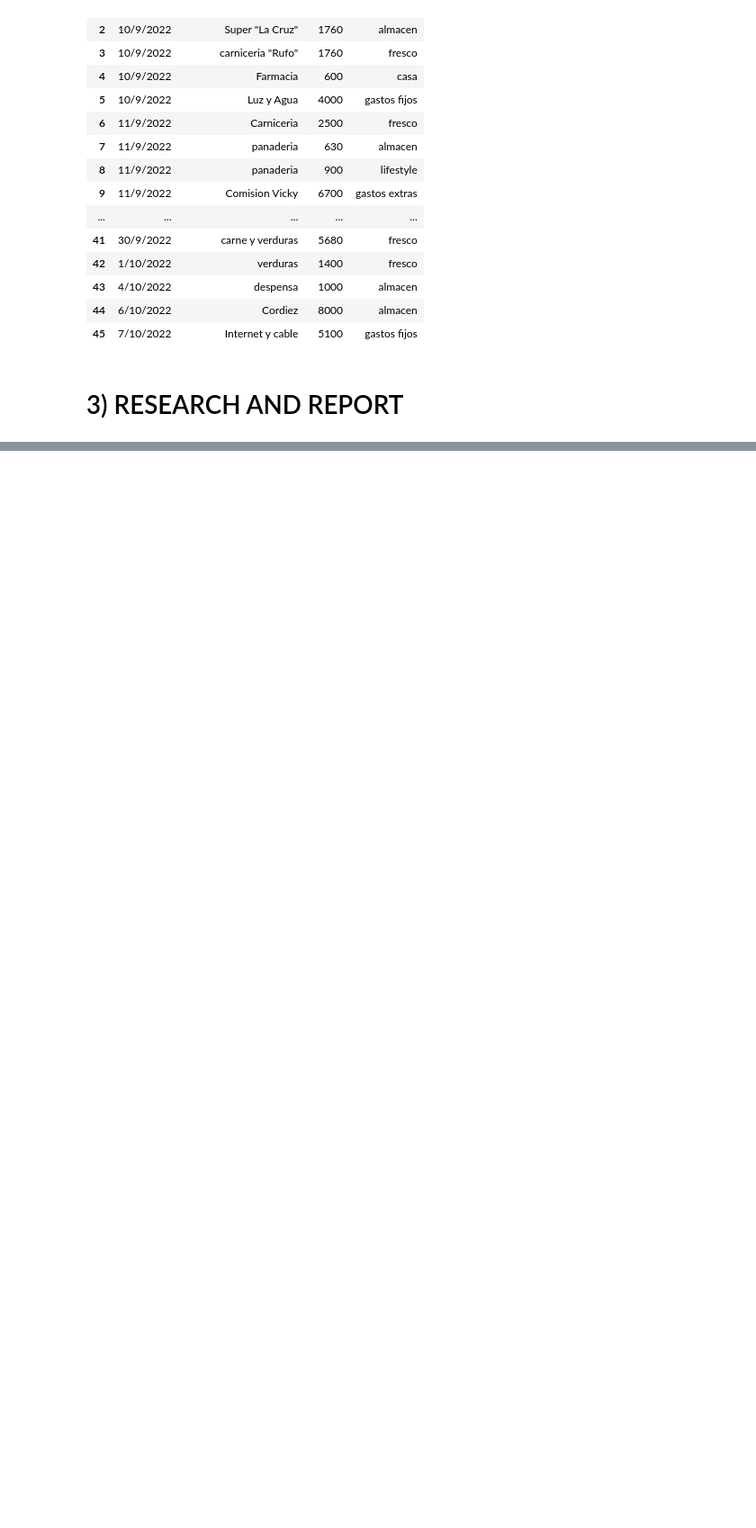
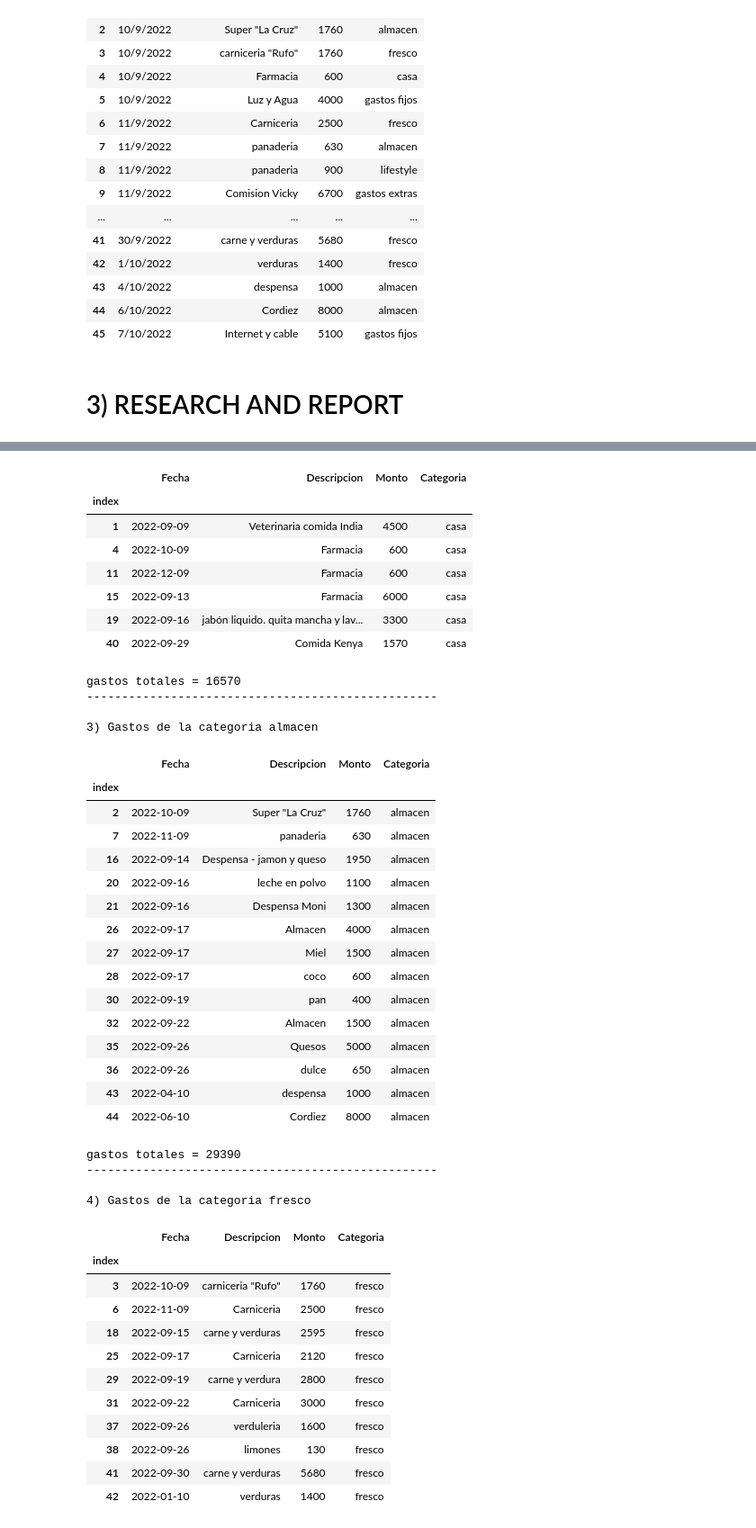
Before and after one commit to AgustinSt1990/registros_pandas, a Jupyter notebook: registro.ipynb, the cells around one changed output, grey strips where cells are left out. Shown at 90% size. Cells and saved outputs as stored; diff of their text form; code cells hidden in the pictures; blank space fills up the shorter version.

```diff
--- a/registro.ipynb
+++ b/registro.ipynb
@@ -141,2 +139,16 @@ index
 # %%
 data.groupby('Categoria')['Monto'].sum().plot(kind='bar', height=800)
+# %%
+from itertools import count
+x = count()
+next(x)
+for category in data.Categoria.unique():
+    print (f"{next(x)}) Gastos de la categoria {category}")
+    check = data[data.Categoria == category]
+    display (check)
+    print (f"gastos totales = {check.Monto.sum()}")
+    print ("-"*50)
+    print()
+
+print(f"Monto total del mes = ${data.Monto.sum()}")
+# %% [output]
@@ -142,0 +169,44 @@ data.groupby('Categoria')['Monto'].sum().plot(kind='bar', height=800)
+|  | Fecha | Descripcion | Monto | Categoria |
+| index |  |  |  |  |
+| 1 | 2022-09-09 | Veterinaria comida India | 4500 | casa |
+| 4 | 2022-10-09 | Farmacia | 600 | casa |
+| 11 | 2022-12-09 | Farmacia | 600 | casa |
+| 15 | 2022-09-13 | Farmacia | 6000 | casa |
+| 19 | 2022-09-16 | jabón liquido. quita mancha y lav... | 3300 | casa |
+| 40 | 2022-09-29 | Comida Kenya | 1570 | casa |
+gastos totales = 16570
+--------------------------------------------------
+
+3) Gastos de la categoria almacen
+|  | Fecha | Descripcion | Monto | Categoria |
+| index |  |  |  |  |
+| 2 | 2022-10-09 | Super "La Cruz" | 1760 | almacen |
+| 7 | 2022-11-09 | panaderia | 630 | almacen |
+| 16 | 2022-09-14 | Despensa - jamon y queso | 1950 | almacen |
+| 20 | 2022-09-16 | leche en polvo | 1100 | almacen |
+| 21 | 2022-09-16 | Despensa Moni | 1300 | almacen |
+| 26 | 2022-09-17 | Almacen | 4000 | almacen |
+| 27 | 2022-09-17 | Miel | 1500 | almacen |
+| 28 | 2022-09-17 | coco | 600 | almacen |
+| 30 | 2022-09-19 | pan | 400 | almacen |
+| 32 | 2022-09-22 | Almacen | 1500 | almacen |
+| 35 | 2022-09-26 | Quesos | 5000 | almacen |
+| 36 | 2022-09-26 | dulce | 650 | almacen |
+| 43 | 2022-04-10 | despensa | 1000 | almacen |
+| 44 | 2022-06-10 | Cordiez | 8000 | almacen |
+gastos totales = 29390
+--------------------------------------------------
+
+4) Gastos de la categoria fresco
+|  | Fecha | Descripcion | Monto | Categoria |
+| index |  |  |  |  |
+| 3 | 2022-10-09 | carniceria "Rufo" | 1760 | fresco |
+| 6 | 2022-11-09 | Carniceria | 2500 | fresco |
+| 18 | 2022-09-15 | carne y verduras | 2595 | fresco |
+| 25 | 2022-09-17 | Carniceria | 2120 | fresco |
+| 29 | 2022-09-19 | carne y verdura | 2800 | fresco |
+| 31 | 2022-09-22 | Carniceria | 3000 | fresco |
+| 37 | 2022-09-26 | verduleria | 1600 | fresco |
+| 38 | 2022-09-26 | limones | 130 | fresco |
+| 41 | 2022-09-30 | carne y verduras | 5680 | fresco |
+| 42 | 2022-01-10 | verduras | 1400 | fresco |
```
Also changed, not shown: parts of 2 cells of this notebook.
